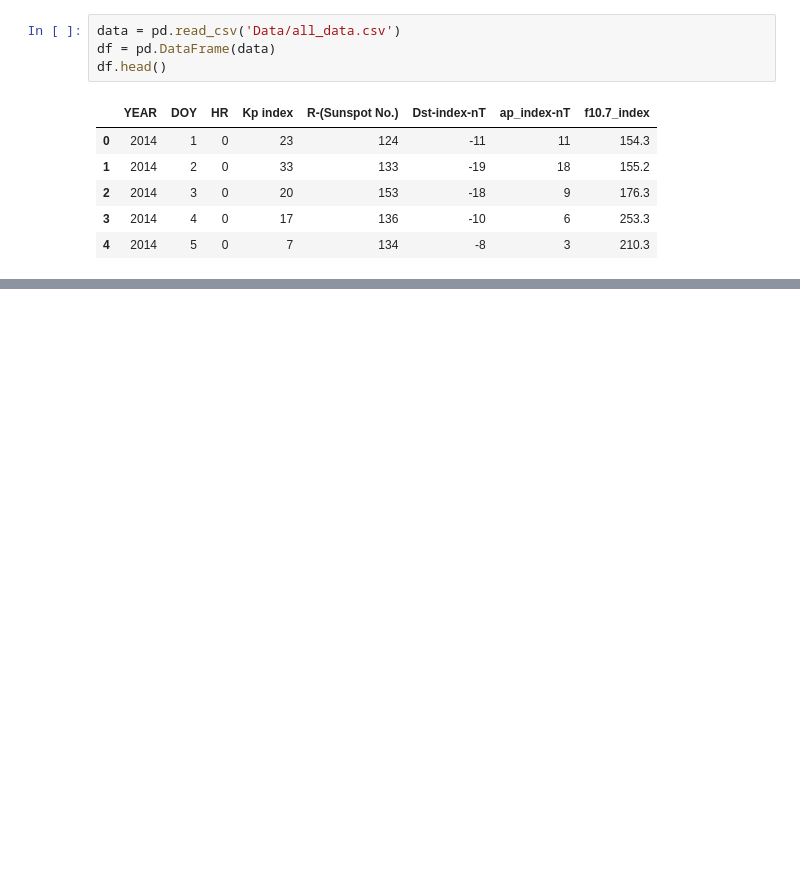
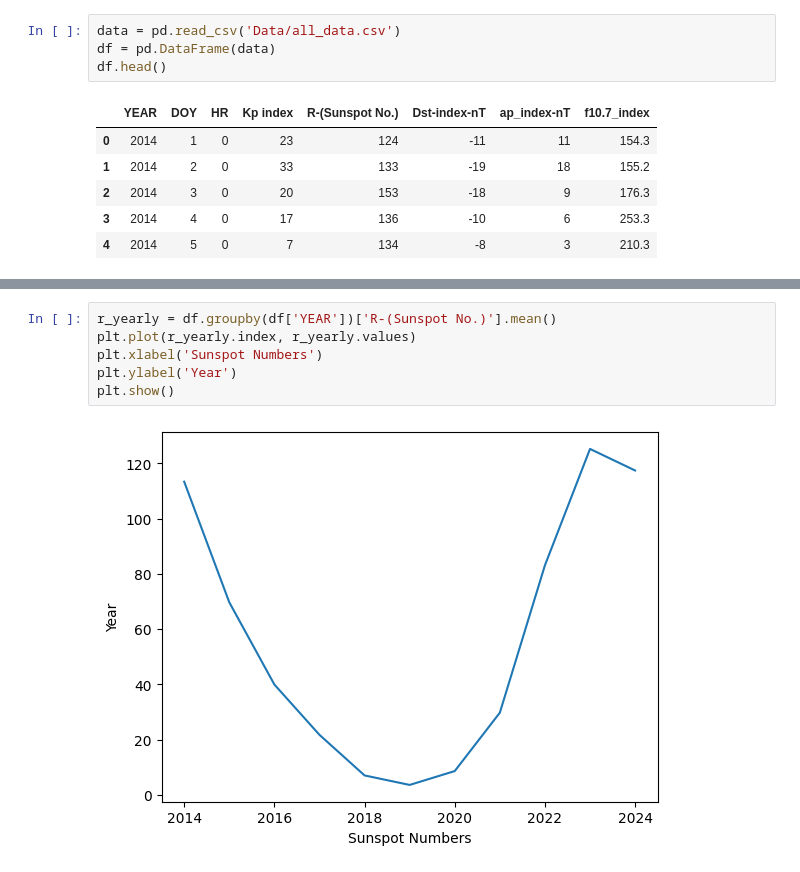
Before and after one commit to chinmayiacharya003/Ionospheric-TEC-predictions, a Jupyter notebook: DA.ipynb, the cells around one changed output, grey strips where cells are left out. Drawn from its saved outputs; the diff is of its cells as text; blank space fills up the shorter version.

```diff
--- a/DA.ipynb
+++ b/DA.ipynb
@@ -13,0 +24,8 @@ df.head()
+# %%
+r_yearly = df.groupby(df['YEAR'])['R-(Sunspot No.)'].mean()
+plt.plot(r_yearly.index, r_yearly.values)
+plt.xlabel('Sunspot Numbers')
+plt.ylabel('Year')
+plt.show()
+# %% [output]
+[figure, added]
```
Also changed, not shown: parts of 11 cells of this notebook.
